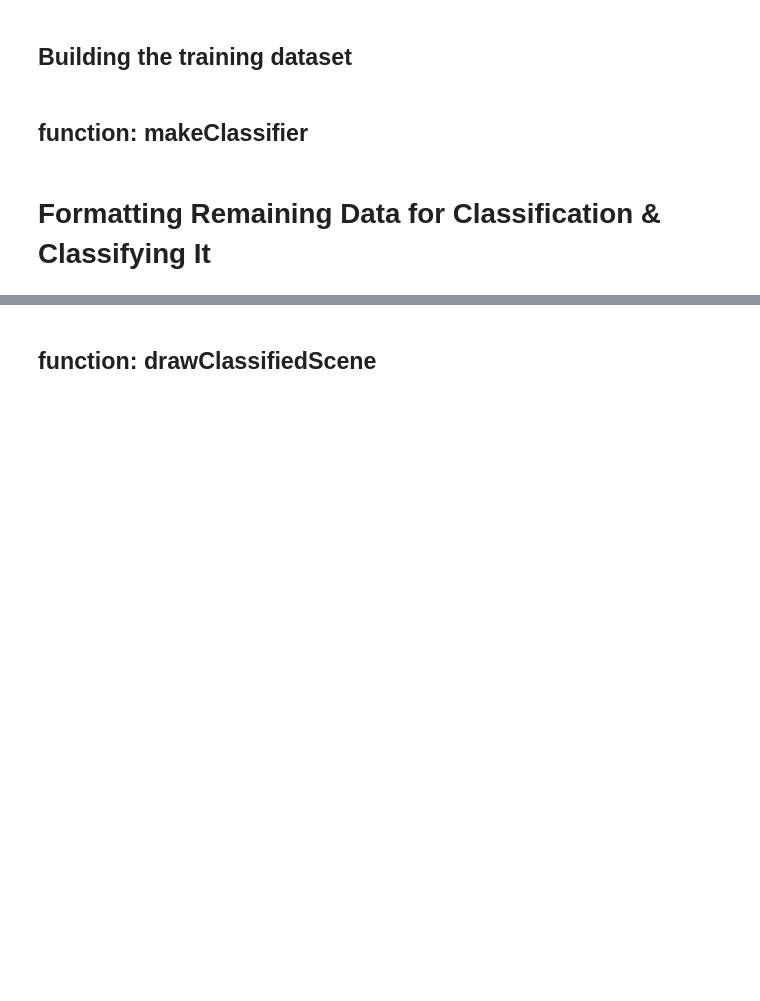
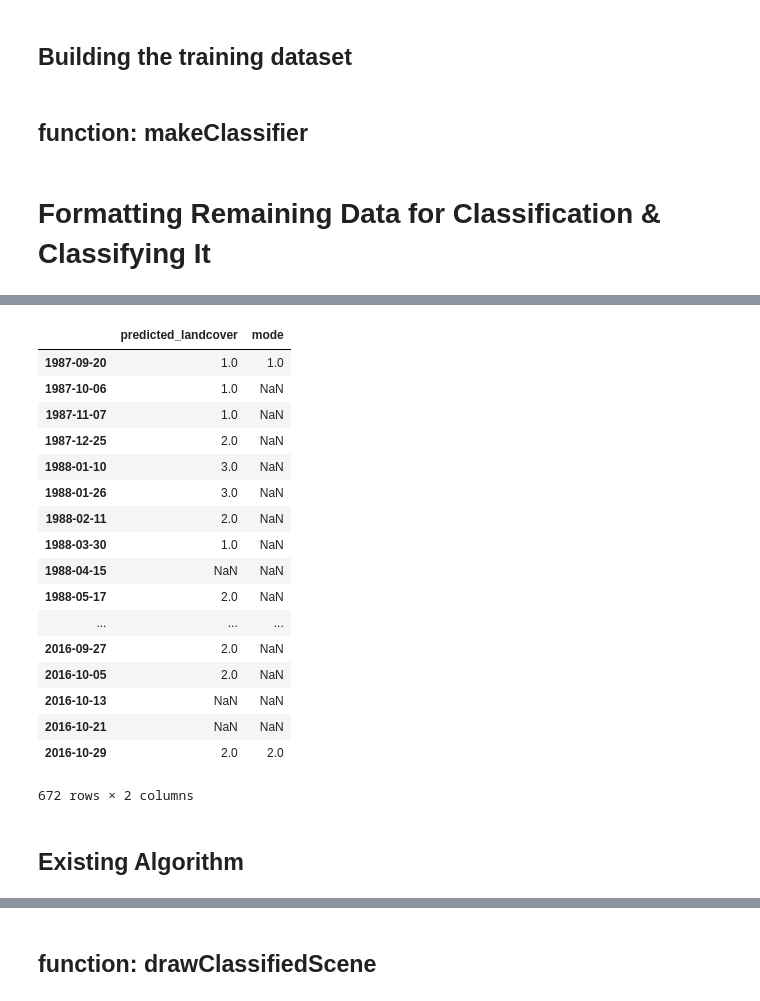
Before and after one commit to mjb-oz/urban_change, a Jupyter notebook: FullAnalysis.ipynb, the cells around one changed output, grey strips where cells are left out. Saved outputs shown, nothing was run; the diff lists cells and outputs as text; code cells hidden in the pictures; blank space fills up the shorter version.

Commit message:
Nearly finished vectorizing modal filcter

```diff
--- a/FullAnalysis.ipynb
+++ b/FullAnalysis.ipynb
@@ -685,0 +1195,56 @@ def reformatAndClassify(study_area, clf):
+# %%
+heirarchy = {1: 1, 2: 4, 3: 2, 4: 3} # class to priority, vegetation > earth > water > urban
+reversedheirarchy = {1: 1, 2: 3, 3: 4, 4:2} # priority to class
+# %%
+# %%timeit
+# pull out the pixel data
+pixeldata = pd.DataFrame(data[129, 39, :].sel(band='predicted_landcover').values, index = data.date.values, columns = ['predicted_landcover'])
+
+def vectorMode(pixeldata, span):
+    # drop any rows with nulls
+    pixeldata = pixeldata.dropna(axis = 0, how='any')
+    # drop any duplicates
+    pixeldata = pixeldata[~pixeldata.index.duplicated(keep = 'first')]
+    # create sequential group numbers with a group size = span
+    pixeldata['group'] = np.arange(len(pixeldata)) // span
+    # create new dataframe with group numbers as index and the mode of each group as the data.
+    # will make heirarchical index if more than 1 mode
+    groups = pixeldata.groupby('group').apply(pd.DataFrame.mode)
+    # make new column with the group modes mapped according to heirarchy
+    groups['mapped'] = groups['predicted_landcover'].map(heirarchy)
+    # unstack heirarchical index
+    groups = groups['mapped'].unstack(level=-1)
+    # find the lowest priority number (highest priority) for each group
+    groups['lowest_priority'] = groups.min(axis = 1)
+    # remap priority rankings to landcover classes
+    groups['mode'] = groups['lowest_priority'].map(reversedheirarchy)
+    # join the highest priority landcover mode for each group back onto the main data table
+    pixeldata = pd.merge(pixeldata, groups[['mode']], how = 'left', left_on='group', right_index = True)
+    # NaNify so that only every 10 rows have a value
+    pixeldata.loc[(np.arange(len(pixeldata)) % span != 0),'mode'] = np.nan
+
+    return pixeldata['mode']
+
+pixeldata['mode'] = vectorMode(pixeldata, 10)
+pixeldata
+# %% [output]
+|  | predicted_landcover | mode |
+| 1987-09-20 | 1.0 | 1.0 |
+| 1987-10-06 | 1.0 | NaN |
+| 1987-11-07 | 1.0 | NaN |
+| 1987-12-25 | 2.0 | NaN |
+| 1988-01-10 | 3.0 | NaN |
+| 1988-01-26 | 3.0 | NaN |
+| 1988-02-11 | 2.0 | NaN |
+| 1988-03-30 | 1.0 | NaN |
+| 1988-04-15 | NaN | NaN |
+| 1988-05-17 | 2.0 | NaN |
+| ... | ... | ... |
+| 2016-09-27 | 2.0 | NaN |
+| 2016-10-05 | 2.0 | NaN |
+| 2016-10-13 | NaN | NaN |
+| 2016-10-21 | NaN | NaN |
+| 2016-10-29 | 2.0 | 2.0 |
+672 rows × 2 columns
+# %% [markdown]
+## Existing Algorithm
```
Also changed, not shown: parts of 63 cells of this notebook.
